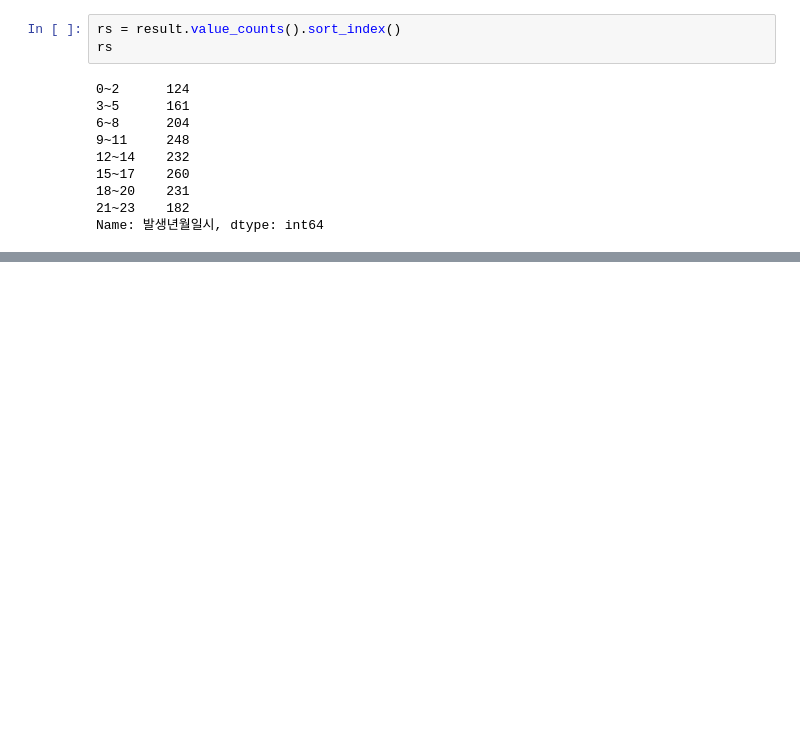
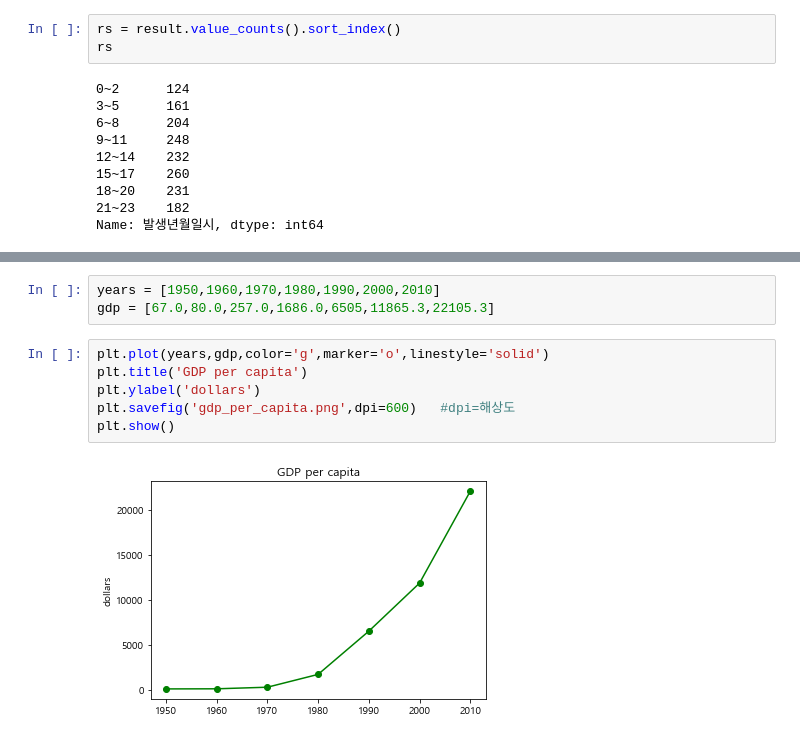
Before and after one commit to sso8910/Python, a Jupyter notebook: 분석및시각화/220922_matplotlib(시각화).ipynb, the cells around one changed output, grey strips where cells are left out. Drawn from its saved outputs; the diff is of its cells as text; blank space fills up the shorter version.

```diff
--- a/220922_matplotlib(시각화).ipynb
+++ b/분석및시각화/220922_matplotlib(시각화).ipynb
@@ -273,0 +289,11 @@ plt.show()
+# %%
+years = [1950,1960,1970,1980,1990,2000,2010]
+gdp = [67.0,80.0,257.0,1686.0,6505,11865.3,22105.3]
+# %%
+plt.plot(years,gdp,color='g',marker='o',linestyle='solid')
+plt.title('GDP per capita')
+plt.ylabel('dollars')
+plt.savefig('gdp_per_capita.png',dpi=600)   #dpi=해상도
+plt.show()
+# %% [output]
+[figure, added]
```
Also changed, not shown: parts of 12 cells of this notebook, 18 other files.
